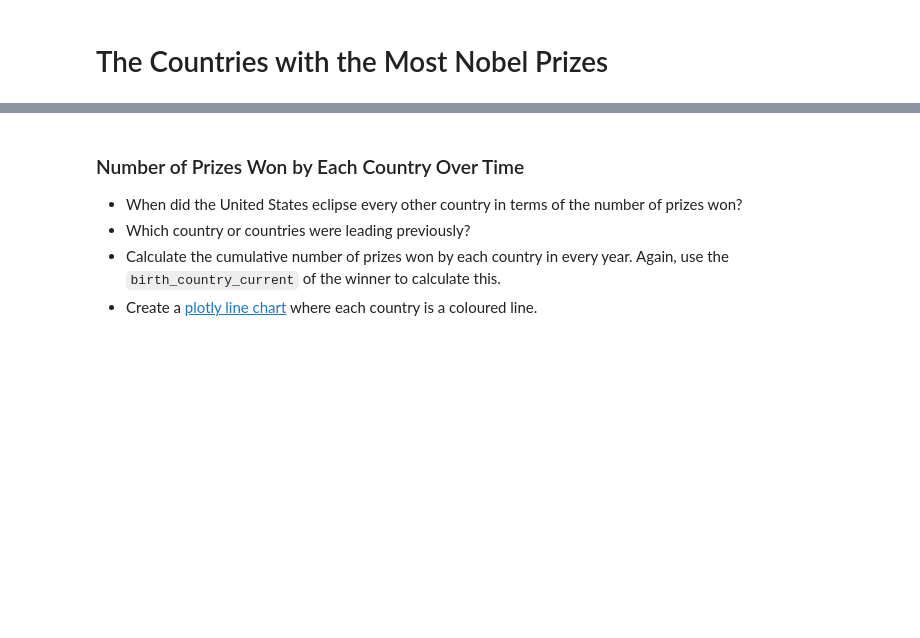
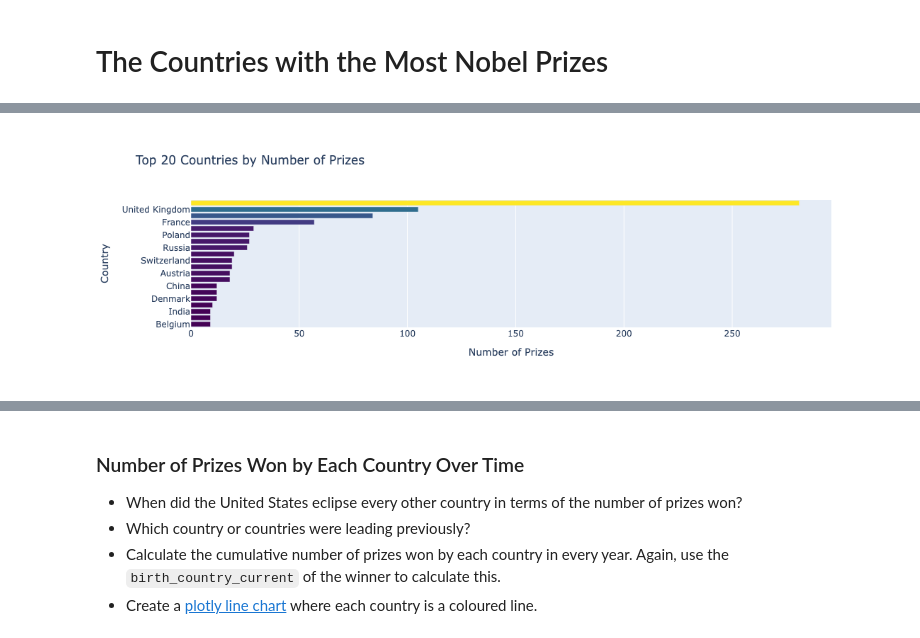
Before and after one commit to 4Scored/hundred_days_of_code, a Jupyter notebook: Advanced/d79_nobel_analysis/Nobel_Prize_Analysis_(start).ipynb, the cells around one changed output, grey strips where cells are left out. Cells and saved outputs as stored; diff of their text form; code cells hidden in the pictures; blank space fills up the shorter version.

```diff
--- a/Advanced/d79_nobel_analysis/Nobel_Prize_Analysis_(start).ipynb
+++ b/Advanced/d79_nobel_analysis/Nobel_Prize_Analysis_(start).ipynb
@@ -315,3 +318,15 @@ plt.show()
 * Modify the code to add a secondary axis to your Matplotlib chart.
 * Plot the rolling average of the prize share on this chart.
 * See if you can invert the secondary y-axis to make the relationship even more clear.
+# %%
+df_data = pd.read_csv('nobel_prize_data.csv')
+# df_data['year'] = pd.to_datetime(df_data['year']).dt.year
+# df_data["birth_date"] = pd.to_datetime(df_data["birth_date"])
+separated_values = df_data.prize_share.str.split('/', expand=True)
+df_data["share_pct"] = pd.to_numeric(separated_values[0]) / pd.to_numeric(separated_values[1])
+
+# prize_per_year = df_data.groupby("year").size()
+# five_yr_rolling_avg = prize_per_year.rolling(window=5).mean()
+# five_yr_share_rolling_avg = prize_per_year.rolling(window=5).mean()
+yearly_avg_share = df_data.groupby(by='year').agg({'share_pct': pd.Series.mean})
+share_moving_average = yearly_avg_share.rolling(window=5).mean()
@@ -330,6 +360,17 @@ plt.show()
 <img src=https://i.imgur.com/agcJdRS.png width=750>
 
 * What is the ranking for the top 20 countries in terms of the number of prizes?
+# %%
+top_countries = df_data.groupby(["birth_country_current"], as_index=False).agg({"prize": pd.Series.count})
+top_countries.sort_values(by="prize", inplace=True)
+top20_countries = top_countries[-20:]
+# %%
+vert_hist = px.bar(x=top20_countries.prize, y=top20_countries.birth_country_current, orientation='h', color=top20_countries.prize,
+               color_continuous_scale="Viridis", title="Top 20 Countries by Number of Prizes")
+vert_hist.update_layout(xaxis_title="Number of Prizes", yaxis_title="Country", coloraxis_showscale=False)
+vert_hist.show()
+# %% [output]
+[figure, added]
 # %% [markdown]
 # Use a Choropleth Map to Show the Number of Prizes Won by Country
 
```
Also changed, not shown: parts of 21 cells of this notebook.
